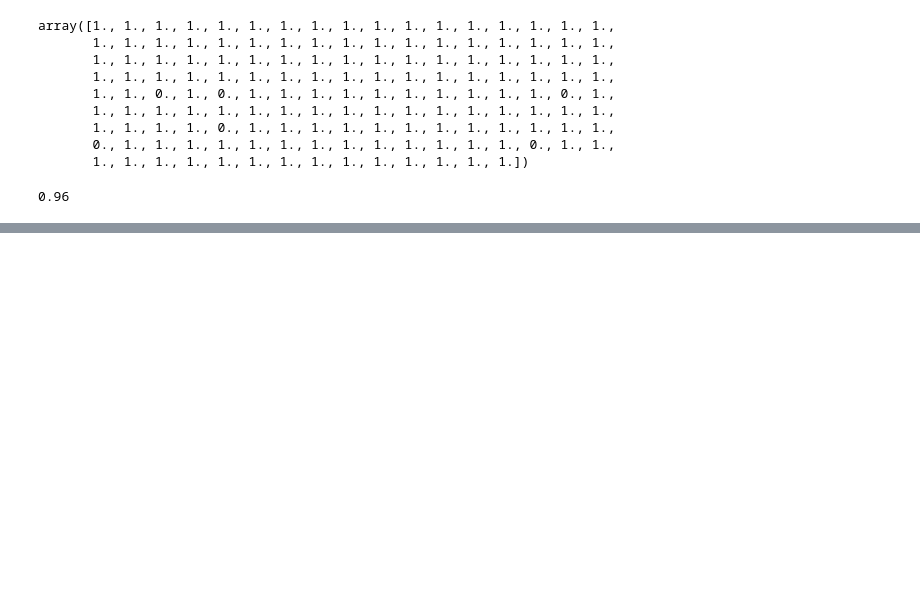
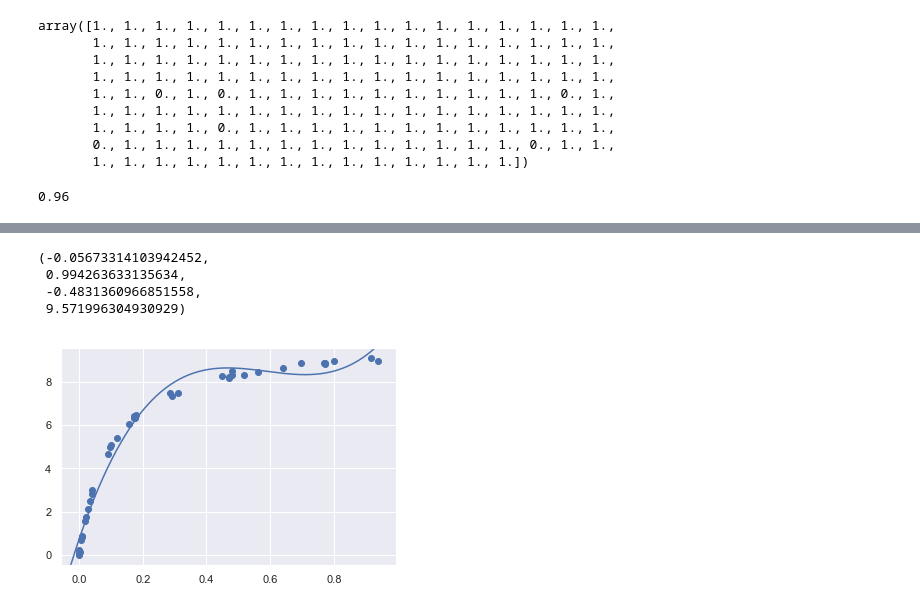
Before and after one commit to KartnDev/Python-Templates, a Jupyter notebook: DataScience/notes_2.ipynb, the cells around one changed output, grey strips where cells are left out. Drawn from its saved outputs; the diff is of its cells as text; code cells hidden in the pictures; blank space fills up the shorter version.

```diff
--- a/DataScience/notes_2.ipynb
+++ b/DataScience/notes_2.ipynb
@@ -69,0 +122,12 @@ scores.mean()
+# %%
+plt.scatter(X.ravel(), y)
+lim = plt.axis()
+y_test = PolynomialRegression(3).fit(X, y).predict(X_test)
+plt.plot(X_test.ravel(), y_test)
+plt.axis(lim)
+# %% [output]
+(-0.05673314103942452,
+ 0.994263633135634,
+ -0.4831360966851558,
+ 9.571996304930929)
+[figure, added]
```
Also changed, not shown: parts of 7 cells of this notebook.
